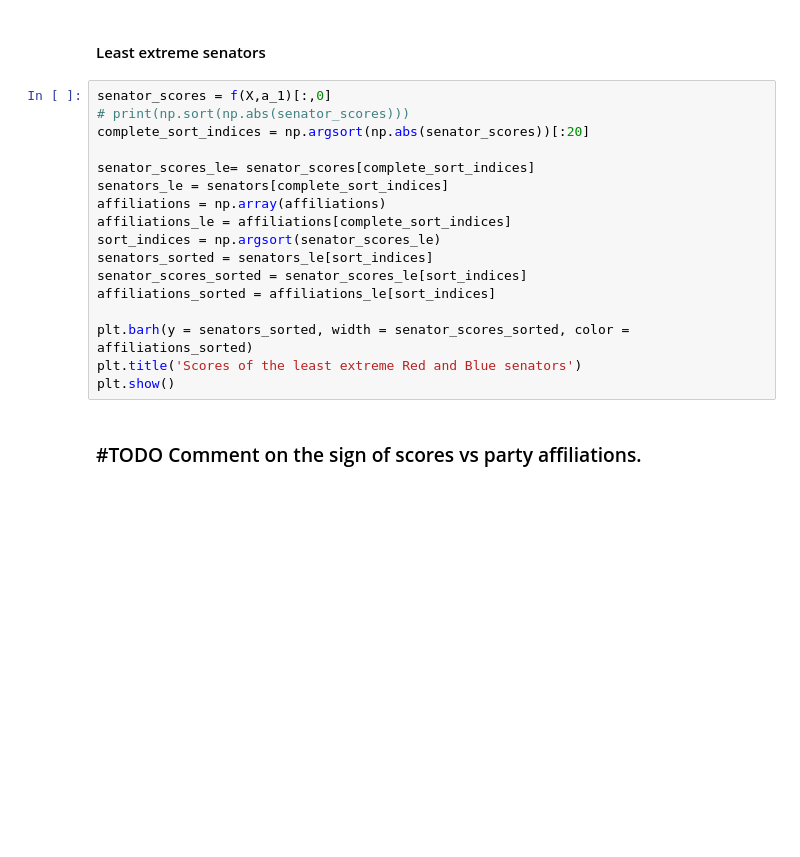
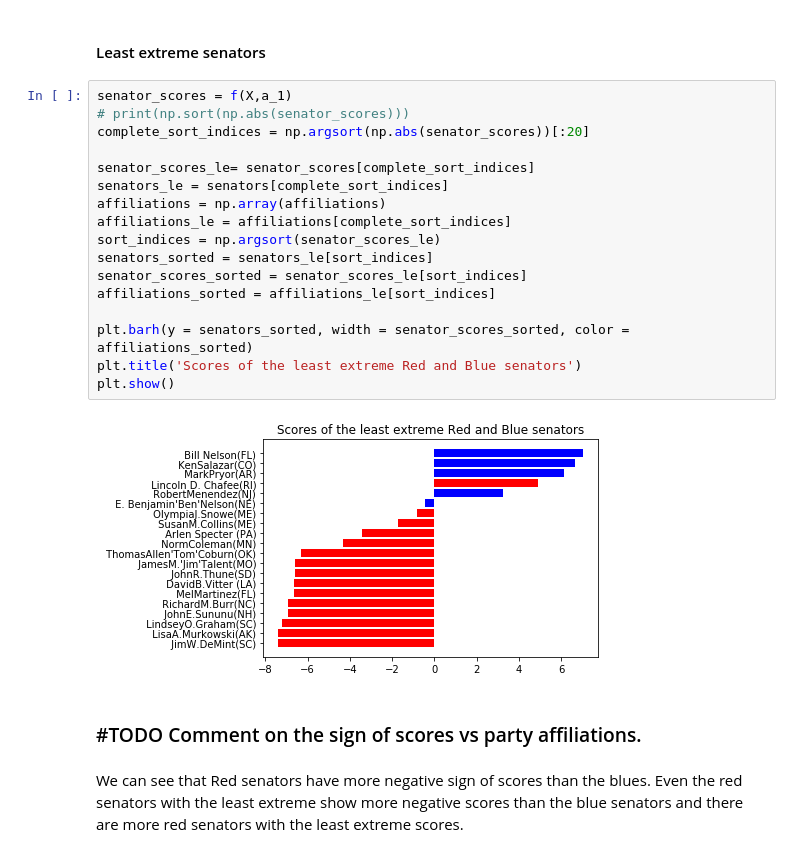
Before and after one commit to hsong1101/berkeley, a Jupyter notebook: eecs127/Sp19/hw3/senator_pca_problem/senator_pca_qns.ipynb, the cells around one changed output. Cells and saved outputs as stored; diff of their text form; blank space fills up the shorter version.

```diff
--- a/eecs127/Sp19/hw3/senator_pca_problem/senator_pca_qns.ipynb
+++ b/eecs127/Sp19/hw3/senator_pca_problem/senator_pca_qns.ipynb
@@ -376,21 +368,25 @@ plt.show()
 # %% [markdown]
 #### Least extreme senators
 # %%
-senator_scores = f(X,a_1)[:,0]
+senator_scores = f(X,a_1)
 # print(np.sort(np.abs(senator_scores)))
 complete_sort_indices = np.argsort(np.abs(senator_scores))[:20]
 
 senator_scores_le= senator_scores[complete_sort_indices]
 senators_le = senators[complete_sort_indices]
 affiliations = np.array(affiliations)
 affiliations_le = affiliations[complete_sort_indices]
 sort_indices = np.argsort(senator_scores_le)
 senators_sorted = senators_le[sort_indices]
 senator_scores_sorted = senator_scores_le[sort_indices]
 affiliations_sorted = affiliations_le[sort_indices]
 
 plt.barh(y = senators_sorted, width = senator_scores_sorted, color = affiliations_sorted)
 plt.title('Scores of the least extreme Red and Blue senators')
 plt.show()
+# %% [output]
+[figure, added]
 # %% [markdown]
 ### #TODO Comment on the sign of scores vs party affiliations.
+# %% [markdown]
+We can see that Red senators have more negative sign of scores than the blues. Even the red senators with the least extreme show more negative scores than the blue senators and there are more red senators with the least extreme scores.
```
Also changed, not shown: parts of 12 cells of this notebook, 55 other files.
